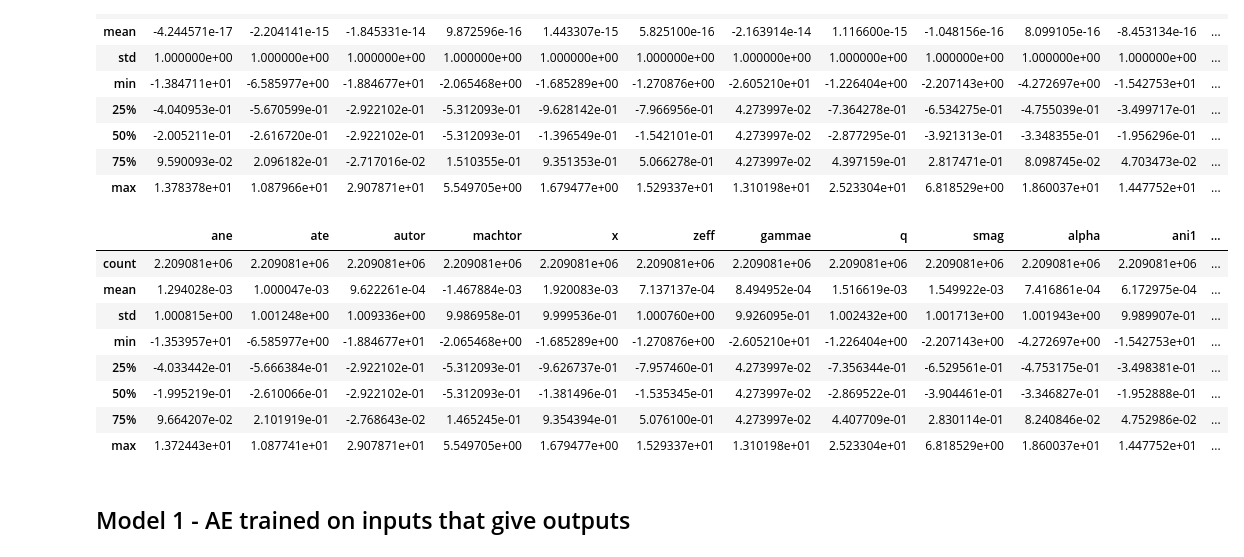
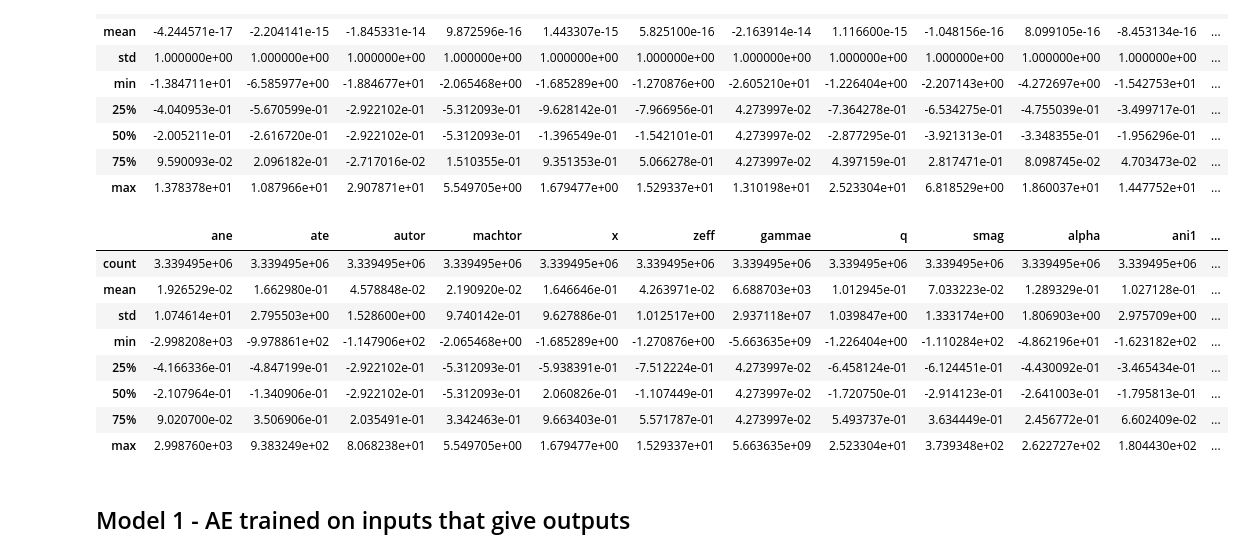
Before and after one commit to zcapjdb/UKAEAGroupProject, a Jupyter notebook: src/notebooks/AutoEncoderOutputs.ipynb, the cells around one changed output. Cells and saved outputs as stored; diff of their text form; code cells hidden in the pictures.

```diff
--- a/src/notebooks/AutoEncoderOutputs.ipynb
+++ b/src/notebooks/AutoEncoderOutputs.ipynb
@@ -16,7 +16,7 @@ from mpl_toolkits.mplot3d import Axes3D
 from scripts.AutoEncoder import AutoEncoder, AutoEncoderDataset, Encoder, Decoder
 from scripts.utils import train_keys, target_keys, ScaleData
 # %%
-train = "/share/rcifdata/jbarr/UKAEAGroupProject/data/QLKNN_train_data.pkl"
+train = "/share/rcifdata/jbarr/UKAEAGroupProject/data/train_data_clipped.pkl"
 df_train = pd.read_pickle(train)
 df_train = df_train[train_keys]
 df_train, scaler = ScaleData(df_train)
@@ -33,31 +33,28 @@ df_train.describe()
 | 75% | 9.590093e-02 | 2.096182e-01 | -2.717016e-02 | 1.510355e-01 | 9.351353e-01 | 5.066278e-01 | 4.273997e-02 | 4.397159e-01 | 2.817471e-01 | 8.098745e-02 | 4.703473e-02 | ... |
 | max | 1.378378e+01 | 1.087966e+01 | 2.907871e+01 | 5.549705e+00 | 1.679477e+00 | 1.529337e+01 | 1.310198e+01 | 2.523304e+01 | 6.818529e+00 | 1.860037e+01 | 1.447752e+01 | ... |
 # %%
-full_test = "/share/rcifdata/jbarr/UKAEAGroupProject/data/test_data.pkl"
-test = "/share/rcifdata/jbarr/UKAEAGroupProject/data/QLKNN_test_data.pkl"
+test = "/share/rcifdata/jbarr/UKAEAGroupProject/data/test_data_clipped.pkl"
 
-df_full_test = pd.read_pickle(full_test)
-target = df_full_test['Target']
-
-df_full_test = df_full_test[train_keys]
-df_full_test,_ = ScaleData(df_full_test, scaler)
 
 df_test = pd.read_pickle(test)
-df_test = df_test[train_keys]
-df_test,_ = ScaleData(df_test, scaler)
+target = df_test['target']
+df_test_good = df_test[df_test.target == 1]
+df_test_good = df_test[train_keys]
+
+df_test_good,_ = ScaleData(df_test_good, scaler)
 
 n = 10_000
-df_test.describe()
+df_test_good.describe()
 # %% [output]
 |  | ane | ate | autor | machtor | x | zeff | gammae | q | smag | alpha | ani1 | ... |
-| count | 2.209081e+06 | 2.209081e+06 | 2.209081e+06 | 2.209081e+06 | 2.209081e+06 | 2.209081e+06 | 2.209081e+06 | 2.209081e+06 | 2.209081e+06 | 2.209081e+06 | 2.209081e+06 | ... |
-| mean | 1.294028e-03 | 1.000047e-03 | 9.622261e-04 | -1.467884e-03 | 1.920083e-03 | 7.137137e-04 | 8.494952e-04 | 1.516619e-03 | 1.549922e-03 | 7.416861e-04 | 6.172975e-04 | ... |
-| std | 1.000815e+00 | 1.001248e+00 | 1.009336e+00 | 9.986958e-01 | 9.999536e-01 | 1.000760e+00 | 9.926095e-01 | 1.002432e+00 | 1.001713e+00 | 1.001943e+00 | 9.989907e-01 | ... |
-| min | -1.353957e+01 | -6.585977e+00 | -1.884677e+01 | -2.065468e+00 | -1.685289e+00 | -1.270876e+00 | -2.605210e+01 | -1.226404e+00 | -2.207143e+00 | -4.272697e+00 | -1.542753e+01 | ... |
-| 25% | -4.033442e-01 | -5.666384e-01 | -2.922102e-01 | -5.312093e-01 | -9.626737e-01 | -7.957460e-01 | 4.273997e-02 | -7.356344e-01 | -6.529561e-01 | -4.753175e-01 | -3.498381e-01 | ... |
-| 50% | -1.995219e-01 | -2.610066e-01 | -2.922102e-01 | -5.312093e-01 | -1.381496e-01 | -1.535345e-01 | 4.273997e-02 | -2.869522e-01 | -3.904461e-01 | -3.346827e-01 | -1.952888e-01 | ... |
-| 75% | 9.664207e-02 | 2.101919e-01 | -2.768643e-02 | 1.465245e-01 | 9.354394e-01 | 5.076100e-01 | 4.273997e-02 | 4.407709e-01 | 2.830114e-01 | 8.240846e-02 | 4.752986e-02 | ... |
-| max | 1.372443e+01 | 1.087741e+01 | 2.907871e+01 | 5.549705e+00 | 1.679477e+00 | 1.529337e+01 | 1.310198e+01 | 2.523304e+01 | 6.818529e+00 | 1.860037e+01 | 1.447752e+01 | ... |
+| count | 3.339495e+06 | 3.339495e+06 | 3.339495e+06 | 3.339495e+06 | 3.339495e+06 | 3.339495e+06 | 3.339495e+06 | 3.339495e+06 | 3.339495e+06 | 3.339495e+06 | 3.339495e+06 | ... |
+| mean | 1.926529e-02 | 1.662980e-01 | 4.578848e-02 | 2.190920e-02 | 1.646646e-01 | 4.263971e-02 | 6.688703e+03 | 1.012945e-01 | 7.033223e-02 | 1.289329e-01 | 1.027128e-01 | ... |
+| std | 1.074614e+01 | 2.795503e+00 | 1.528600e+00 | 9.740142e-01 | 9.627886e-01 | 1.012517e+00 | 2.937118e+07 | 1.039847e+00 | 1.333174e+00 | 1.806903e+00 | 2.975709e+00 | ... |
+| min | -2.998208e+03 | -9.978861e+02 | -1.147906e+02 | -2.065468e+00 | -1.685289e+00 | -1.270876e+00 | -5.663635e+09 | -1.226404e+00 | -1.110284e+02 | -4.862196e+01 | -1.623182e+02 | ... |
+| 25% | -4.166336e-01 | -4.847199e-01 | -2.922102e-01 | -5.312093e-01 | -5.938391e-01 | -7.512224e-01 | 4.273997e-02 | -6.458124e-01 | -6.124451e-01 | -4.430092e-01 | -3.465434e-01 | ... |
+| 50% | -2.107964e-01 | -1.340906e-01 | -2.922102e-01 | -5.312093e-01 | 2.060826e-01 | -1.107449e-01 | 4.273997e-02 | -1.720750e-01 | -2.914123e-01 | -2.641003e-01 | -1.795813e-01 | ... |
+| 75% | 9.020700e-02 | 3.506906e-01 | 2.035491e-01 | 3.342463e-01 | 9.663403e-01 | 5.571787e-01 | 4.273997e-02 | 5.493737e-01 | 3.634449e-01 | 2.456772e-01 | 6.602409e-02 | ... |
+| max | 2.998760e+03 | 9.383249e+02 | 8.068238e+01 | 5.549705e+00 | 1.679477e+00 | 1.529337e+01 | 5.663635e+09 | 2.523304e+01 | 3.739348e+02 | 2.622727e+02 | 1.804430e+02 | ... |
 # %% [markdown]
 ## Model 1 - AE trained on inputs that give outputs
 # %%
```
Also changed, not shown: parts of 5 cells of this notebook, 6 other files.
